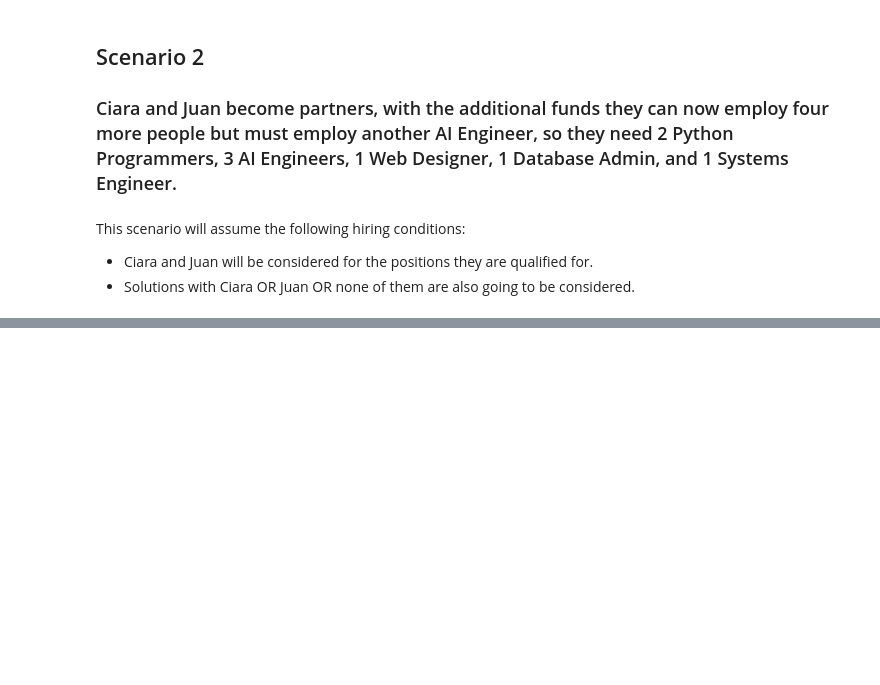
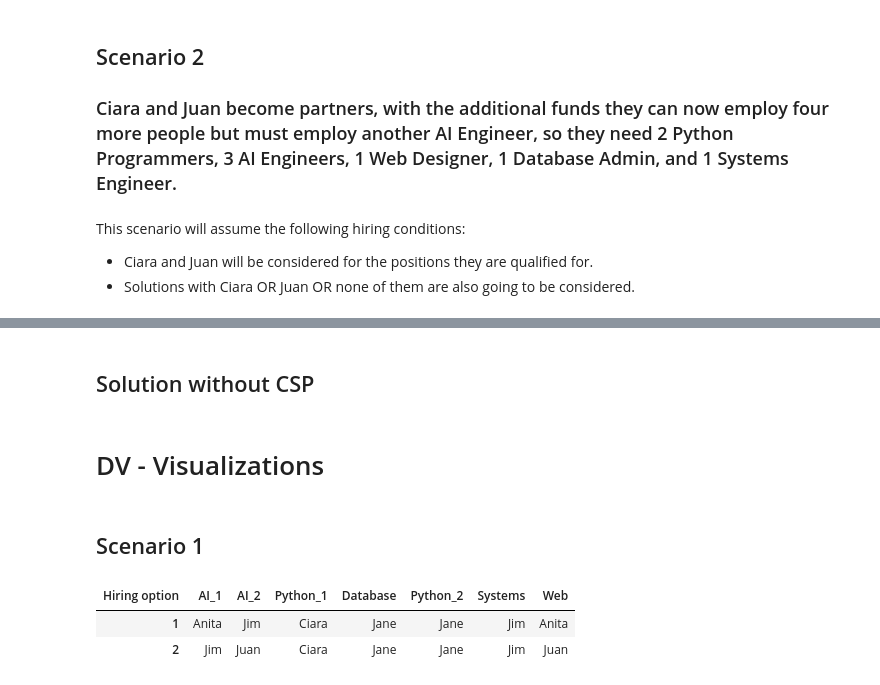
Before and after one commit to cctdoug/AI_DV-_ICA, a Jupyter notebook: DouglasSantos_AI_DV_ICA.ipynb, the cells around one changed output, grey strips where cells are left out. Cells and saved outputs as stored; diff of their text form; code cells hidden in the pictures; blank space fills up the shorter version.

```diff
--- a/DouglasSantos_AI_DV_ICA.ipynb
+++ b/DouglasSantos_AI_DV_ICA.ipynb
@@ -260,0 +305,27 @@ for person, count in person_counts.items():
+# %% [markdown]
+## Solution without CSP
+# %% [markdown]
+# DV - Visualizations
+# %% [markdown]
+## Scenario 1
+# %%
+import pandas as pd
+
+# Convert the list of solutions into a DataFrame
+df_scenario1 = pd.DataFrame(unique_solutions1)
+
+df_scenario1.index.name = "Hiring option"
+df_scenario1.reset_index(inplace=True)
+# Remove the index name
+df_scenario1.set_index("Hiring option", inplace=True)
+
+df_scenario1.columns.name = df_scenario1.index.name
+df_scenario1.index.name = None
+df_scenario1.index = range(1, len(df_scenario1) + 1)
+
+
+df_scenario1
+# %% [output]
+| Hiring option | AI_1 | AI_2 | Python_1 | Database | Python_2 | Systems | Web |
+| 1 | Anita | Jim | Ciara | Jane | Jane | Jim | Anita |
+| 2 | Jim | Juan | Ciara | Jane | Jane | Jim | Juan |
```
Also changed, not shown: parts of 8 cells of this notebook.
